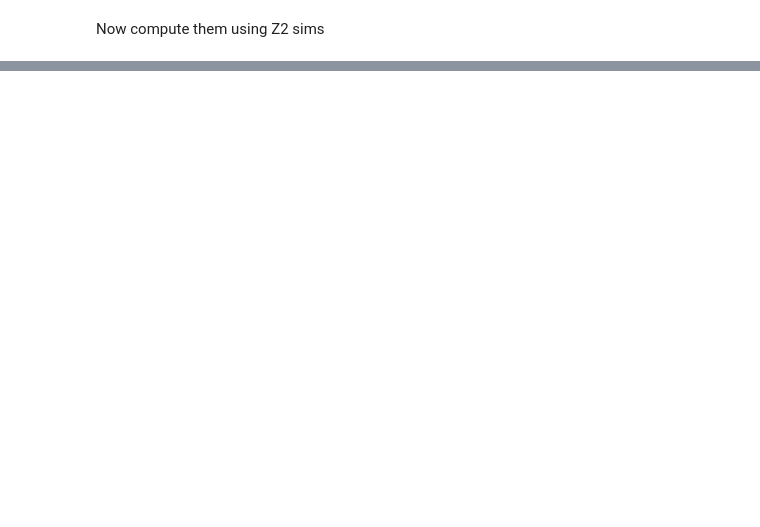
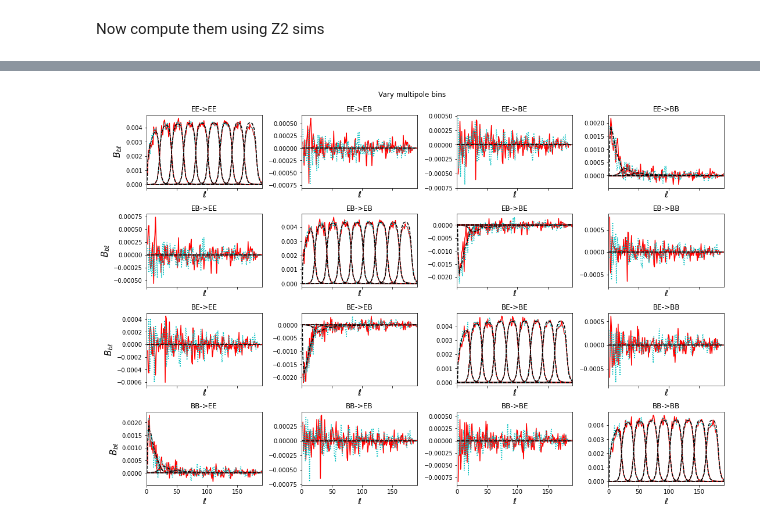
Before and after one commit to susannaaz/SOOPERCOOL, a Jupyter notebook: PolExample.ipynb, the cells around one changed output, grey strips where cells are left out. Cells and saved outputs as stored; diff of their text form; code cells hidden in the pictures; blank space fills up the shorter version.

```diff
--- a/PolExample.ipynb
+++ b/PolExample.ipynb
@@ -160,0 +138,20 @@ See documentation of healpy.synalm.
+# %%
+w20 = nmt.NmtWorkspace()
+w20.compute_coupling_matrix(f, f, b20)
+mcm20 = w20.get_coupling_matrix()
+
+# MCM has dimensions (pol_out, bpw_out, pol_in, ell_in)
+bpw20_true = np.zeros((4,bc20.n_bins,4,3*nside))
+
+for ip, p in enumerate(['EE', 'EB', 'BE', 'BB']):
+    for iq, q in enumerate(['EE', 'EB', 'BE', 'BB']):
+        ax = axes[iq, ip]
+        # The assumed ordering of power spectra is such that the l-th element
+        # of the i-th power spectrum be stored with index l * n_cls + i.
+        idx_p = [l*4+ip for l in range(3*nside)]
+        idx_q = [l*4+iq for l in range(3*nside)]
+        mcm_pq = mcm20[np.ix_(idx_p,idx_q)]
+        bpw20_true[ip,:,iq,:] = np.array([b20.bin_cell(m) for m in mcm_pq.T]).T
+# %%
+%%time
+bpw20_num = bc20.gen_Bbl_all()
@@ -160,0 +162,5 @@ See documentation of healpy.synalm.
+# %%
+%%time
+dsim = {'stats': 'Z2'}
+bc20_z2 = mst.DeltaBbl(nside, dsim, filt, b20, pol=True)
+bpw20_num_z2 = bc20_z2.gen_Bbl_all()
@@ -160,0 +170,20 @@ See documentation of healpy.synalm.
+# %%
+fig, axes = get_grid_axes()
+
+for ip, p in enumerate(['EE', 'EB', 'BE', 'BB']):
+    for iq, q in enumerate(['EE', 'EB', 'BE', 'BB']):
+        ax = axes[iq, ip]
+        # BPW matrices have dimensions (pol_out, bpw_out, pol_in, ell_in)
+        ax.set_title(f'{q}->{p}')
+        for ib in range(bc20.n_bins):
+            ax.plot(bc20.get_ells(), bpw20_num[iq,ib,ip,:], 'r-')
+            ax.plot(bc20_z2.get_ells(), bpw20_num_z2[iq,ib,ip,:], 'c:')
+            ax.plot(bpw20_true[iq,ib,ip,:], 'k--')
+        ax.set_xlim([0, 3*nside-1])
+        ax.set_xlabel('$\ell$', fontsize=15)
+        if ip==0:
+            ax.set_ylabel('$B_{b\ell}$', fontsize=15)
+plt.suptitle("Vary multipole bins")
+plt.show()
+# %% [output]
+[figure, added]
```
Also changed, not shown: parts of 12 cells of this notebook, 1 other file.
